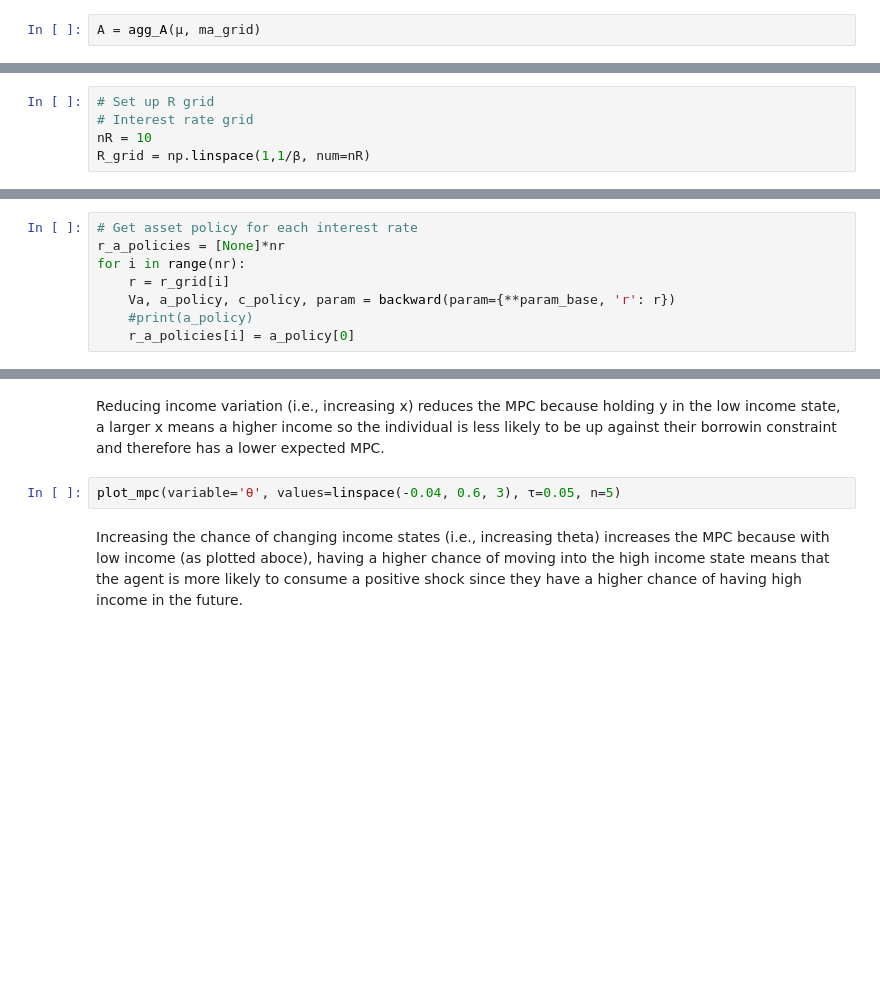
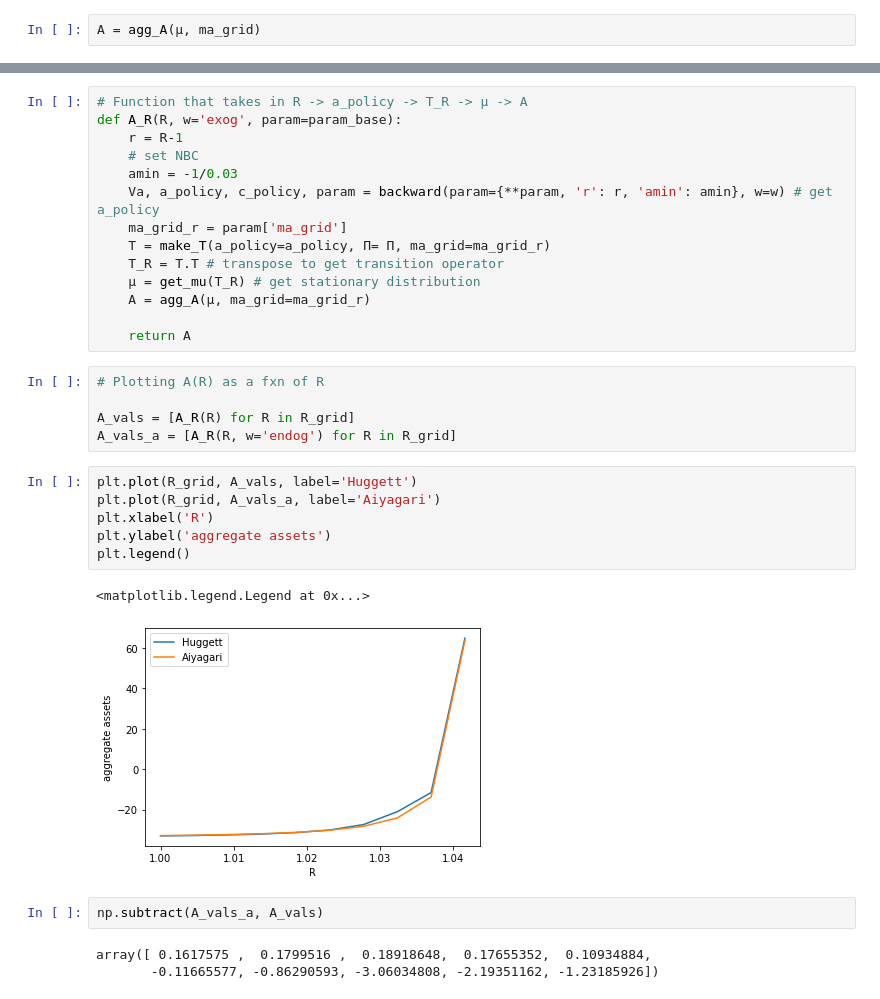
Before and after one commit to mayalroy/ECON_2010C_Q2_PS3, a Jupyter notebook: PS3.ipynb, the cells around one changed output, grey strips where cells are left out. Saved outputs shown, nothing was run; the diff lists cells and outputs as text; blank space fills up the shorter version.

Commit message:
aiyagari working?

```diff
--- a/PS3.ipynb
+++ b/PS3.ipynb
@@ -332,5 +263,0 @@ def w_R(R, param=param_base):
-# %%
-# Set up R grid
-# Interest rate grid
-nR = 10
-R_grid = np.linspace(1,1/β, num=nR)
@@ -575,8 +263,0 @@ def plot_policy(variable, values, display_na=na, param_base=param_base):
-# %%
-# Get asset policy for each interest rate
-r_a_policies = [None]*nr
-for i in range(nr):
-    r = r_grid[i]
-    Va, a_policy, c_policy, param = backward(param={**param_base, 'r': r})
-    #print(a_policy)
-    r_a_policies[i] = a_policy[0]
@@ -718,6 +264,33 @@ plot_mpc(variable='x', values=linspace(-0.4, 0.4, 3), τ=0.05, n=5)
-# %% [markdown]
-Reducing income variation (i.e., increasing x) reduces the MPC because holding y in the low income state, a larger x means a higher income so the individual is less likely to be up against their borrowin constraint and therefore has a lower expected MPC.
-# %%
-plot_mpc(variable='θ', values=linspace(-0.04, 0.6, 3), τ=0.05, n=5)
-# %% [markdown]
-Increasing the chance of changing income states (i.e., increasing theta) increases the MPC because with low income (as plotted aboce), having a higher chance of moving into the high income state means that the agent is more likely to consume a positive shock since they have a higher chance of having high income in the future.
+# %%
+# Function that takes in R -> a_policy -> T_R -> μ -> A
+def A_R(R, w='exog', param=param_base):
+    r = R-1
+    # set NBC
+    amin = -1/0.03
+    Va, a_policy, c_policy, param = backward(param={**param, 'r': r, 'amin': amin}, w=w) # get a_policy
+    ma_grid_r = param['ma_grid']
+    T = make_T(a_policy=a_policy, Π= Π, ma_grid=ma_grid_r)
+    T_R = T.T # transpose to get transition operator
+    μ = get_mu(T_R) # get stationary distribution
+    A = agg_A(μ, ma_grid=ma_grid_r)
+
+    return A
+# %%
+# Plotting A(R) as a fxn of R
+
+A_vals = [A_R(R) for R in R_grid]
+A_vals_a = [A_R(R, w='endog') for R in R_grid]
+# %%
+plt.plot(R_grid, A_vals, label='Huggett')
+plt.plot(R_grid, A_vals_a, label='Aiyagari')
+plt.xlabel('R')
+plt.ylabel('aggregate assets')
+plt.legend()
+# %% [output]
+<matplotlib.legend.Legend at 0x...>
+[figure, added]
+# %%
+np.subtract(A_vals_a, A_vals)
+# %% [output]
+array([ 0.1617575 ,  0.1799516 ,  0.18918648,  0.17655352,  0.10934884,
+       -0.11665577, -0.86290593, -3.06034808, -2.19351162, -1.23185926])
```
Also changed, not shown: parts of 57 cells of this notebook.
